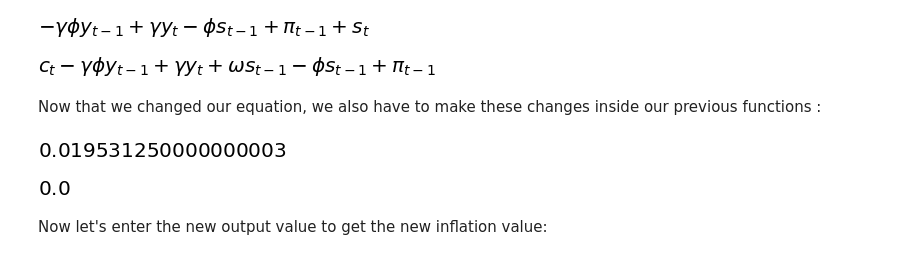
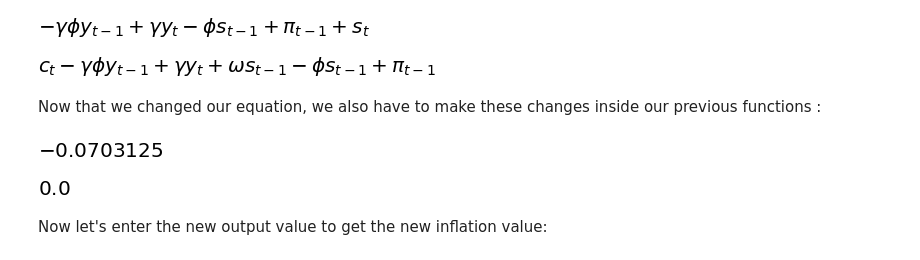
Before and after one commit to NumEconCopenhagen/projects-2019-al, a Jupyter notebook: examproject/examproject.ipynb, the cells around one changed output. Saved outputs shown, nothing was run; the diff lists cells and outputs as text; code cells hidden in the pictures.

```diff
--- a/examproject/examproject.ipynb
+++ b/examproject/examproject.ipynb
@@ -387,3 +385,7 @@ eq_y_ar = eq_y[0].subs(vt,vt_ar)
 eq_y_ar
 # %% [output]
 [figure]
+# %%
+#substitute st by st_ar
+eq_y_ar2 = eq_y_ar.subs(st, st_ar)
+eq_y_ar2
@@ -404,13 +408,13 @@ eq_pi_ar
 Now that we changed our equation, we also have to make these changes inside our previous functions :
 # %%
 #create a new output function, with the new parameters
-equil_output2= sm.lambdify((st, vt_m1, pit_m1, st_m1, yt_m1, ct, xt, alpha, h, b, phi, gamma, delta),eq_y_ar)
-def equili_output_ar (st, vt_m1, pit_m1, st_m1, yt_m1, ct, xt, alpha=pms['alpha'], h=pms['h'], b=pms['b'], phi=pms['phi'], gamma=pms['gamma'], delta=pms['delta']):
-    return equil_output2 (st, vt_m1, pit_m1, st_m1, yt_m1, ct, xt, alpha, h, b, phi, gamma, delta)
+equil_output2= sm.lambdify((vt_m1, pit_m1, st_m1, yt_m1, ct, xt, alpha, h, b, phi, gamma, delta),eq_y_ar2)
+def equili_output_ar (vt_m1, pit_m1, st_m1, yt_m1, ct, xt, alpha=pms['alpha'], h=pms['h'], b=pms['b'], phi=pms['phi'], gamma=pms['gamma'], delta=pms['delta']):
+    return equil_output2 (vt_m1, pit_m1, st_m1, yt_m1, ct, xt, alpha, h, b, phi, gamma, delta)
 # %%
-equili_output_ar(0,0.1,0,0,0,0,0)
+equili_output_ar(0,0,0,0,0.1,0)
 # %% [output]
-[figure, old version]
+[figure, new version]
 # %%
 #create a new inflation function, with the new parameters
 equil_piii= sm.lambdify((yt_m1, yt, pit_m1, st_m1, ct, omega, gamma, phi),eq_pi_ar)
```
Also changed, not shown: parts of 15 cells of this notebook.
